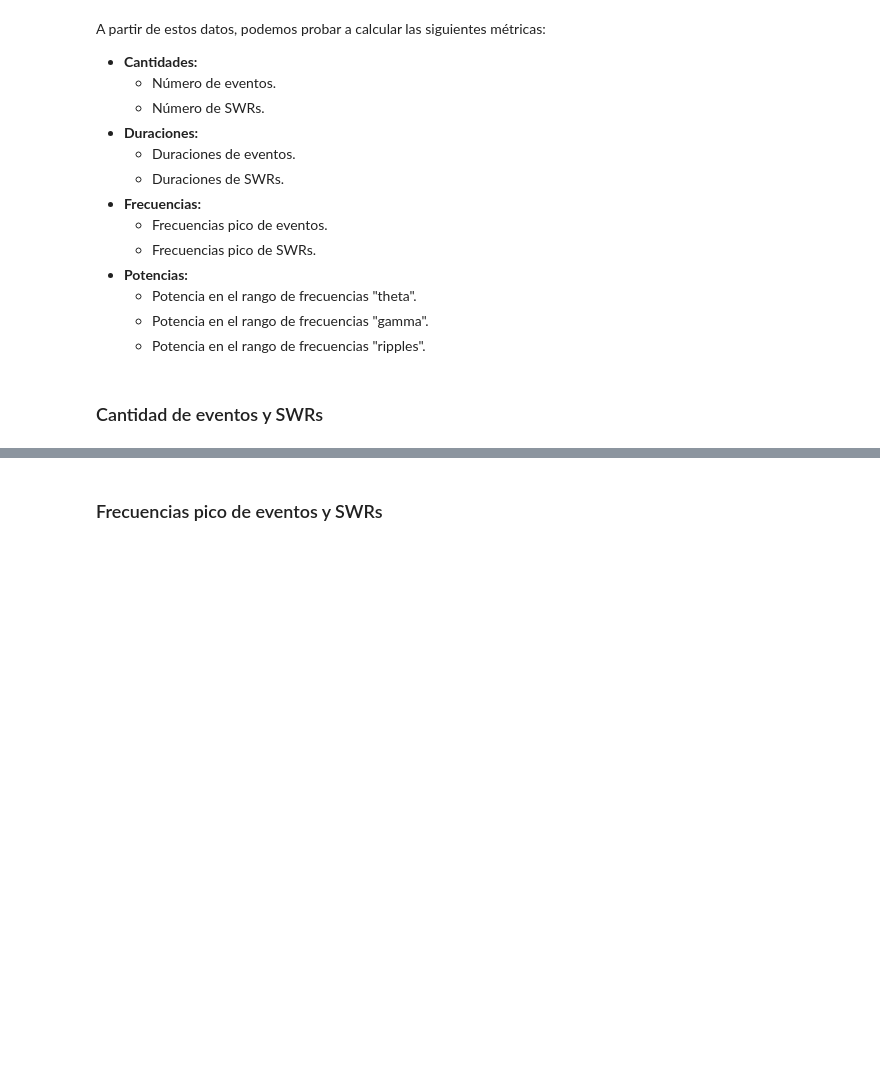
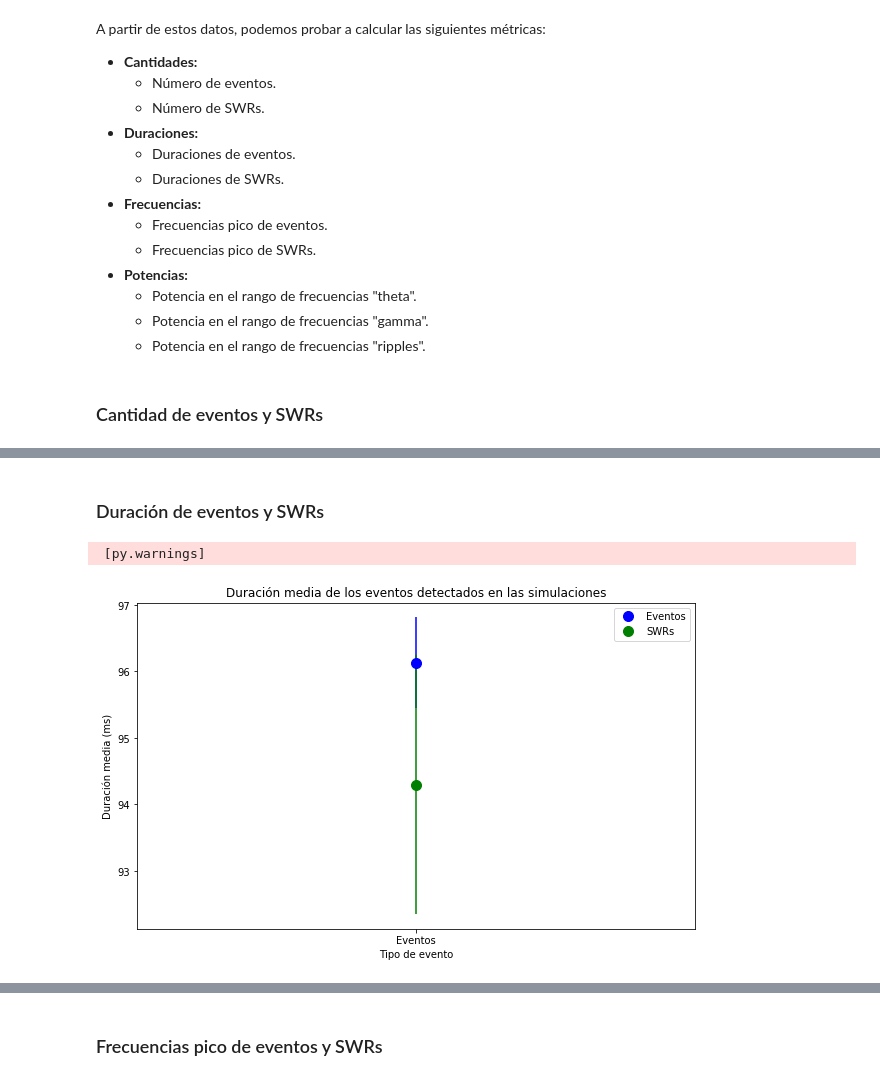
Before and after one commit to juanluserra/TFM-BigData, a Jupyter notebook: generar-ruido/varianza_simulaciones.ipynb, the cells around one changed output, grey strips where cells are left out. Drawn from its saved outputs; the diff is of its cells as text; code cells hidden in the pictures; blank space fills up the shorter version.

```diff
--- a/generar-ruido/varianza_simulaciones.ipynb
+++ b/generar-ruido/varianza_simulaciones.ipynb
@@ -326,0 +335,10 @@ n_detects_multiple(
+# %% [markdown]
+### Duración de eventos y SWRs
+# %%
+duration_single(
+    data_dict=data_dict,
+    figsize=(10, 6)
+)
+# %% [output]
+ [py.warnings]
+[figure, added]
```
Also changed, not shown: parts of 6 cells of this notebook, 3 other files.
